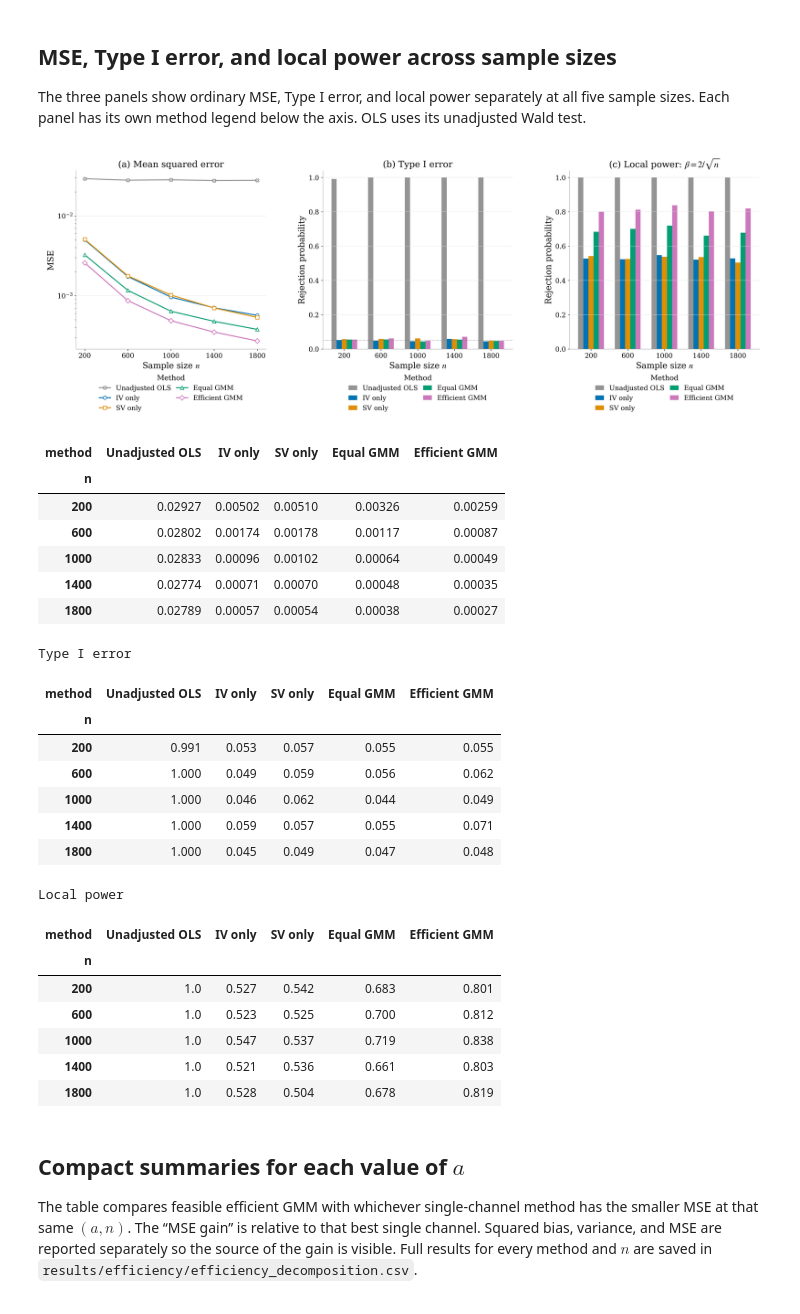
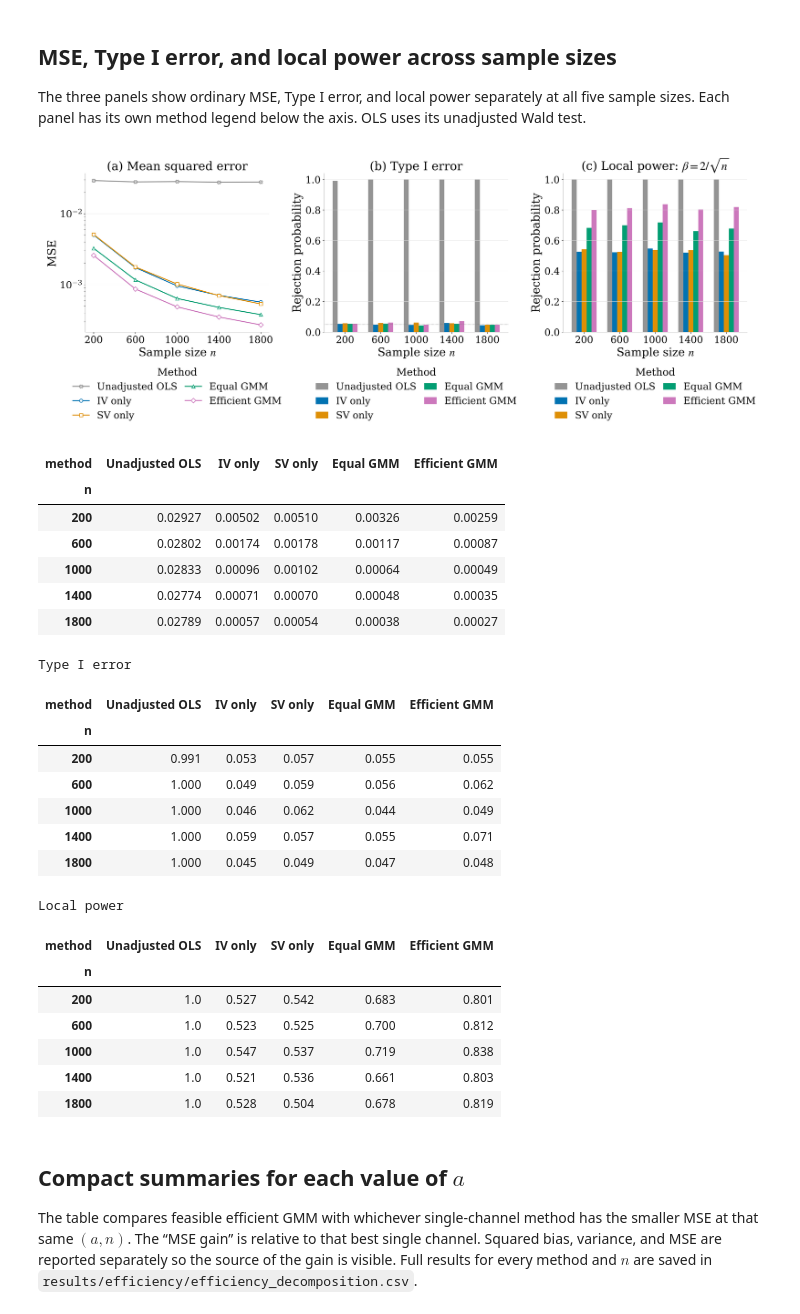
Before and after one commit to kasikefu/unification-control-modelling, a Jupyter notebook: efficiency_results.ipynb, the cells around one changed output. Drawn from its saved outputs; the diff is of its cells as text; code cells hidden in the pictures.

Commit message:
Enlarge simulation figure fonts and keep PDF-only exports

```diff
--- a/efficiency_results.ipynb
+++ b/efficiency_results.ipynb
@@ -10,7 +10,7 @@ import numpy as np
 import pandas as pd
 import matplotlib.pyplot as plt
 import seaborn as sns
-from IPython.display import Image, display
+from IPython.display import display
 
 root = Path.cwd()
 if not (root / "results" / "efficiency" / "efficiency_replications.csv").exists():
@@ -20,9 +20,8 @@ FIGURE_DIR = root / "figures"
 FIGURE_DIR.mkdir(parents=True, exist_ok=True)
 
 def save_figure(fig, stem):
-    for suffix in ("pdf", "png"):
-        fig.savefig(FIGURE_DIR / f"{stem}.{suffix}", dpi=300, bbox_inches="tight",
-                    pad_inches=0.22, facecolor="white")
+    fig.savefig(FIGURE_DIR / f"{stem}.pdf", dpi=300, bbox_inches="tight",
+                pad_inches=0.22, facecolor="white")
 
 raw = pd.read_csv(result_dir / "efficiency_replications.csv")
 summary = pd.read_csv(result_dir / "efficiency_summary.csv")
@@ -80,10 +79,10 @@ from matplotlib.patches import Patch
 journal_style = {
     "font.family": "serif", "font.serif": ["Times New Roman", "Times", "DejaVu Serif"],
     "mathtext.fontset": "stix", "pdf.fonttype": 42,
-    "font.size": 14, "axes.linewidth": 0.7, "axes.edgecolor": "0.65",
-    "axes.labelsize": 15, "axes.titlesize": 16,
-    "xtick.labelsize": 12, "ytick.labelsize": 12,
-    "legend.fontsize": 12, "legend.title_fontsize": 13,
+    "font.size": 20, "axes.linewidth": 0.7, "axes.edgecolor": "0.65",
+    "axes.labelsize": 21, "axes.titlesize": 22,
+    "xtick.labelsize": 18, "ytick.labelsize": 18,
+    "legend.fontsize": 18, "legend.title_fontsize": 19,
 }
 with plt.rc_context(journal_style):
     fig, axes = plt.subplots(1, 3, figsize=(18.5, 7.2))
@@ -107,38 +106,38 @@ with plt.rc_context(journal_style):
     axes[2].set(title=r"(c) Local power: $\beta=2/\sqrt{n}$",
                 ylabel="Rejection probability", ylim=(0, 1.04))
     axes[1].axhline(0.05, color="0.45", linestyle=":", linewidth=0.8)
     for ax in axes:
         ax.set_xlabel(r"Sample size $n$")
         ax.grid(axis="y", color="0.88", linewidth=0.5)
         ax.spines[["top", "right"]].set_visible(False)
         ax.tick_params(direction="out", length=3, width=0.7)
     axes[0].set_xticks(n_values)
     for ax in axes[1:]:
         ax.set_xticks(x, n_values)
     line_handles, line_labels = axes[0].get_legend_handles_labels()
     axes[0].legend(handles=line_handles, labels=line_labels, title="Method",
-                   loc="upper center", bbox_to_anchor=(0.5, -0.11),
+                   loc="upper center", bbox_to_anchor=(0.5, -0.17),
                    ncol=2, frameon=False, columnspacing=0.8, handlelength=1.7)
     method_handles = [
         Patch(facecolor=colors[method], edgecolor="none", linewidth=0,
               label=labels[method]) for method in methods
     ]
     for ax in axes[1:]:
         ax.legend(handles=method_handles, title="Method", loc="upper center",
-                  bbox_to_anchor=(0.5, -0.11), ncol=2, frameon=False,
+                  bbox_to_anchor=(0.5, -0.17), ncol=2, frameon=False,
                   columnspacing=0.8, handlelength=1.3)
-    fig.subplots_adjust(left=0.065, right=0.99, bottom=0.30, top=0.92, wspace=0.30)
+    fig.subplots_adjust(left=0.065, right=0.99, bottom=0.35, top=0.92, wspace=0.30)
     save_figure(fig, "efficiency_mse_comparison")
-    display(Image(filename=FIGURE_DIR / "efficiency_mse_comparison.png"))
+    display(fig)
     plt.close(fig)
 display(plot_metrics.pivot(index="n", columns="method", values="mse")[methods].rename(columns=labels).round(5))
 for scenario, heading in [("size", "Type I error"), ("power_2", "Local power")]:
     print(heading)
     display(plot_inference[plot_inference["scenario"].eq(scenario)].pivot(
         index="n", columns="method", values="rejection_rate"
     )[methods].rename(columns=labels).round(3))
 # %% [output]
-[figure, old version]
+[figure, new version]
 | method | Unadjusted OLS | IV only | SV only | Equal GMM | Efficient GMM |
 | n |  |  |  |  |  |
 | 200 | 0.02927 | 0.00502 | 0.00510 | 0.00326 | 0.00259 |
```
Also changed, not shown: 18 other files.
